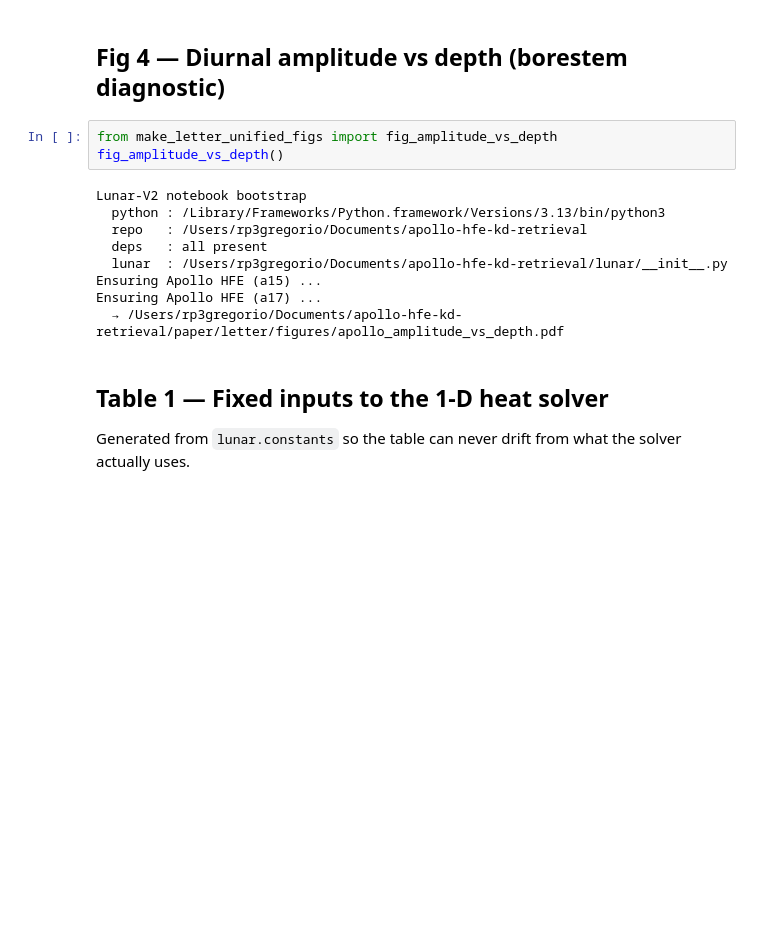
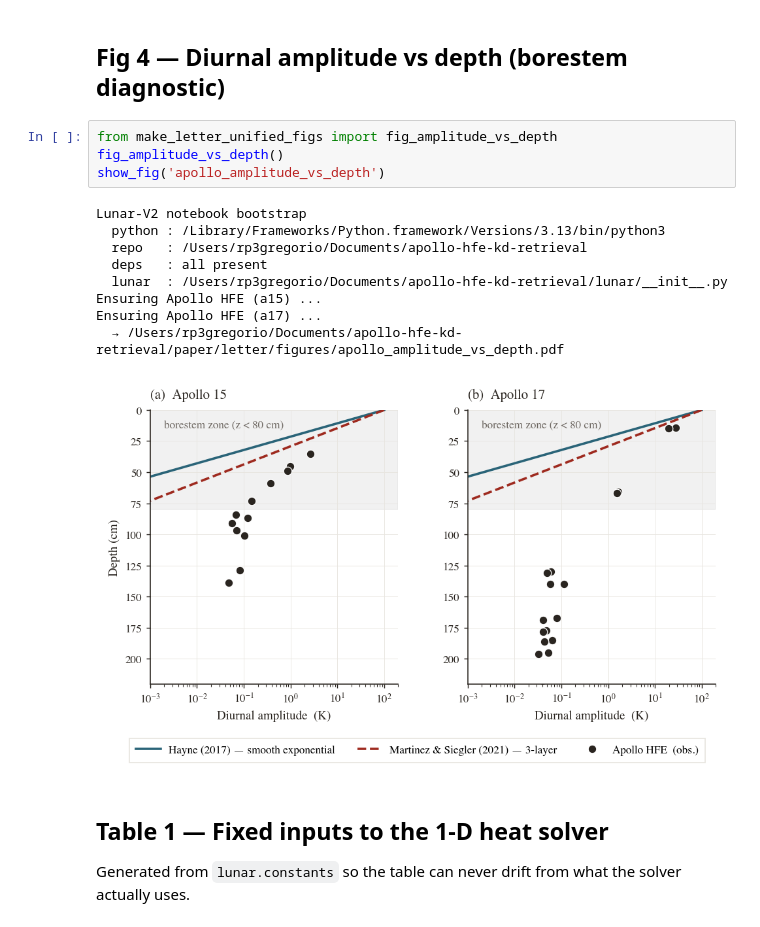
Before and after one commit to rp3gregorio/Lunar-HFE, a Jupyter notebook: notebooks/01_methods.ipynb, the cells around one changed output. Drawn from its saved outputs; the diff is of its cells as text; blank space fills up the shorter version.

```diff
--- a/notebooks/01_methods.ipynb
+++ b/notebooks/01_methods.ipynb
@@ -62,15 +89,17 @@ the trace-panel labels are drawn from the 3rd tuple element.
 # %%
 from make_letter_unified_figs import fig_amplitude_vs_depth
 fig_amplitude_vs_depth()
+show_fig('apollo_amplitude_vs_depth')
 # %% [output]
 Lunar-V2 notebook bootstrap
   python : /Library/Frameworks/Python.framework/Versions/3.13/bin/python3
   repo   : /Users/rp3gregorio/Documents/apollo-hfe-kd-retrieval
   deps   : all present
   lunar  : /Users/rp3gregorio/Documents/apollo-hfe-kd-retrieval/lunar/__init__.py
 Ensuring Apollo HFE (a15) ...
 Ensuring Apollo HFE (a17) ...
   → /Users/rp3gregorio/Documents/apollo-hfe-kd-retrieval/paper/letter/figures/apollo_amplitude_vs_depth.pdf
+[figure, added]
 # %% [markdown]
 ## Table 1 — Fixed inputs to the 1-D heat solver
 
```
Also changed, not shown: parts of 4 cells of this notebook, 2 other files.
